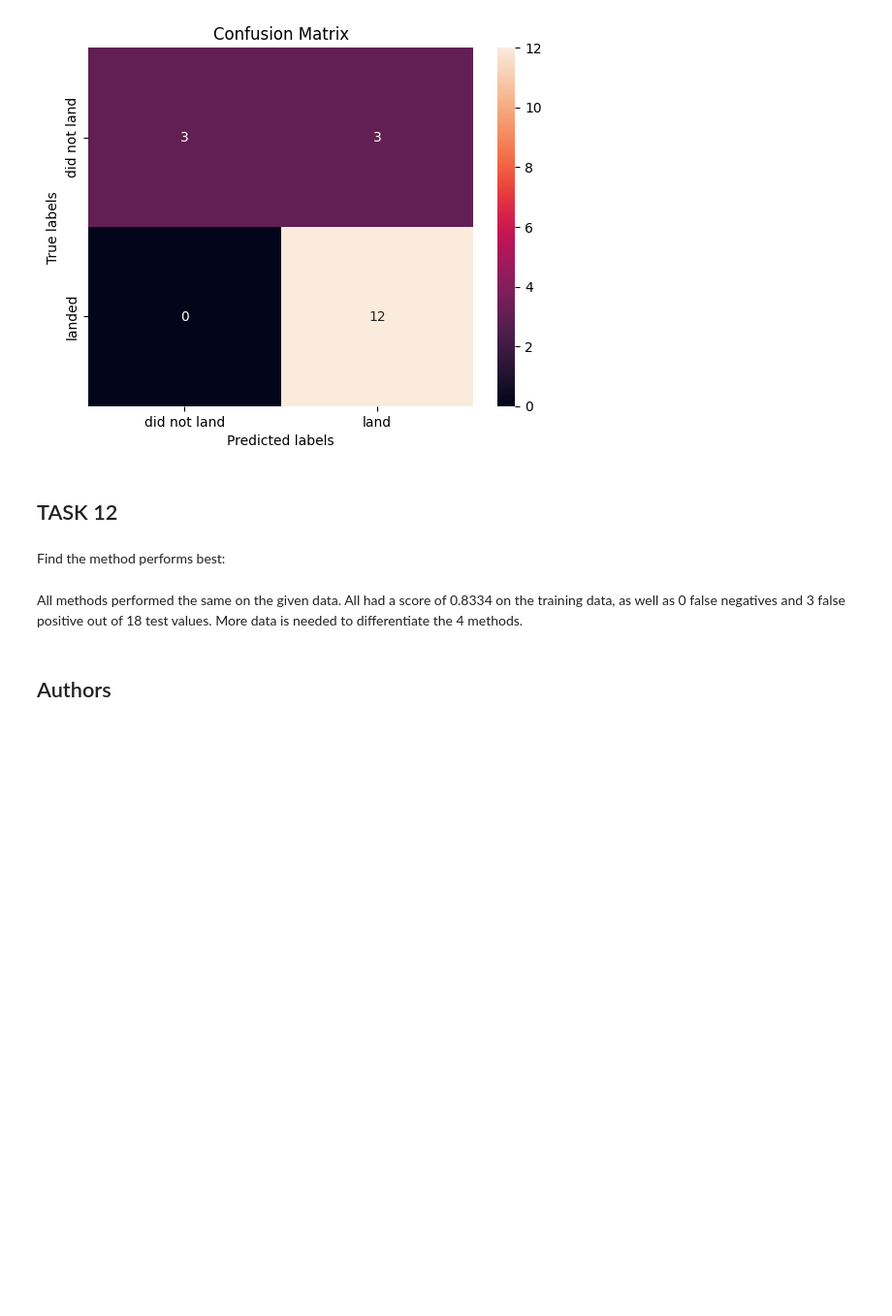
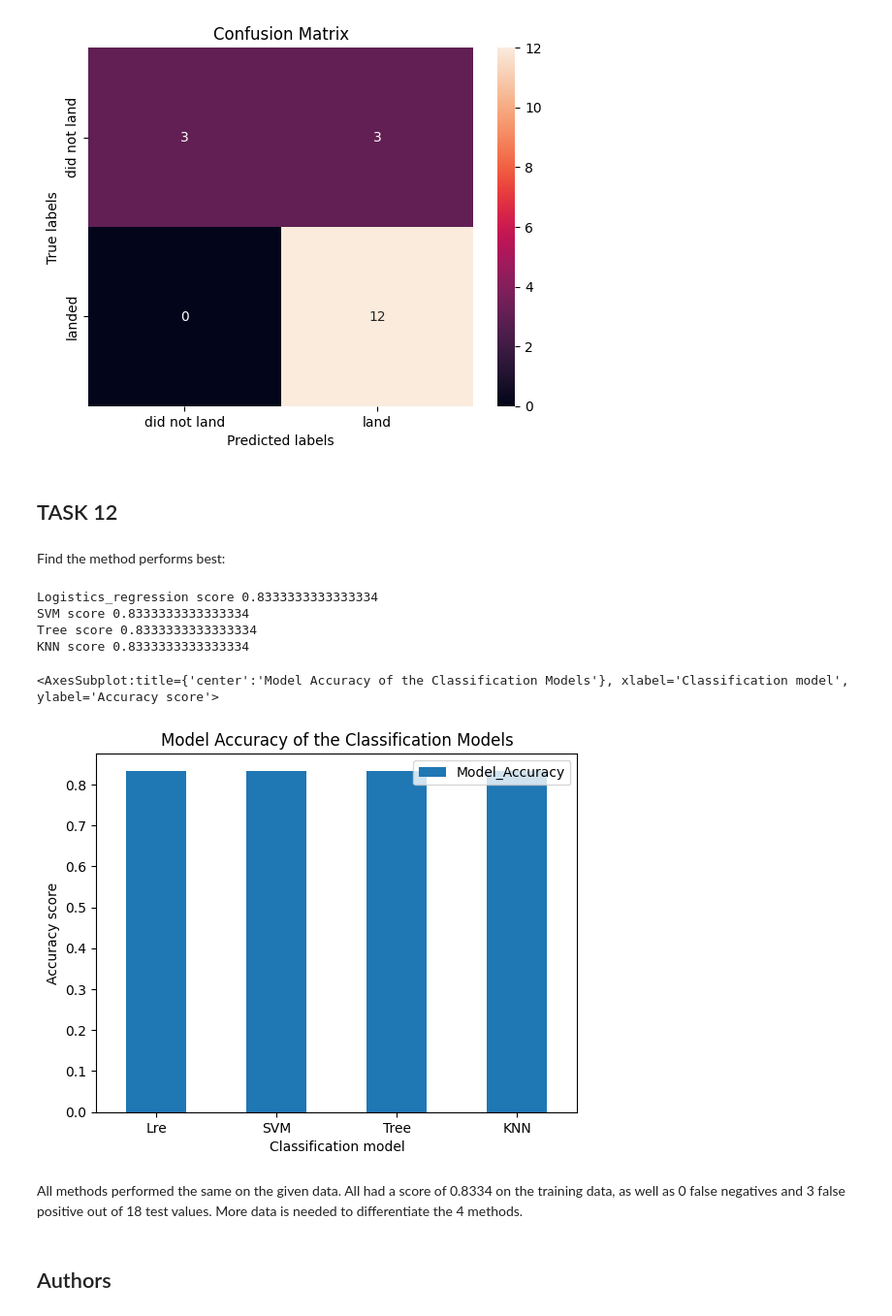
Before and after one commit to David-LLife/IBM-Applied-Data-Science-Capstone, a Jupyter notebook: SpaceX_Machine Learning Prediction_Part_5.ipynb, the cells around one changed output. Shown at 97% size. Drawn from its saved outputs; the diff is of its cells as text; code cells hidden in the pictures; blank space fills up the shorter version.

```diff
--- a/SpaceX_Machine Learning Prediction_Part_5.ipynb
+++ b/SpaceX_Machine Learning Prediction_Part_5.ipynb
@@ -356,6 +356,34 @@ plot_confusion_matrix(Y_test,yhat)
 ## TASK  12
 # %% [markdown]
 Find the method performs best:
+# %%
+print(f'Logistics_regression score {logreg_cv.score(X_test, Y_test)}')
+print(f'SVM score {svm_cv.score(X_test, Y_test)}')
+print(f'Tree score {tree_cv.score(X_test, Y_test)}')
+print(f'KNN score {knn_cv.score(X_test, Y_test)}')
+
+results = {'Lre' : logreg_cv.score(X_test, Y_test),
+           'SVM' : svm_cv.score(X_test, Y_test),
+            'Tree' : tree_cv.score(X_test, Y_test),
+            'KNN' : knn_cv.score(X_test, Y_test)
+          }
+(pd.DataFrame({ key:pd.Series(value) for key, value in results.items() })
+ .transpose()
+ .pipe(lambda df: df.rename(columns={0: 'Model_Accuracy'}))
+ .plot
+ .bar(title='Model Accuracy of the Classification Models',
+      xlabel='Classification model',
+      ylabel='Accuracy score',
+      rot=0
+     )
+)
+# %% [output]
+Logistics_regression score 0.8333333333333334
+SVM score 0.8333333333333334
+Tree score 0.8333333333333334
+KNN score 0.8333333333333334
+<AxesSubplot:title={'center':'Model Accuracy of the Classification Models'}, xlabel='Classification model', ylabel='Accuracy score'>
+[figure, added]
 # %% [markdown]
 All methods performed the same on the given data. All had a score of 0.8334 on the training data, as well as 0 false negatives and 3 false positive out of 18 test values. More data is needed to differentiate the 4 methods.
 # %% [markdown]
```
